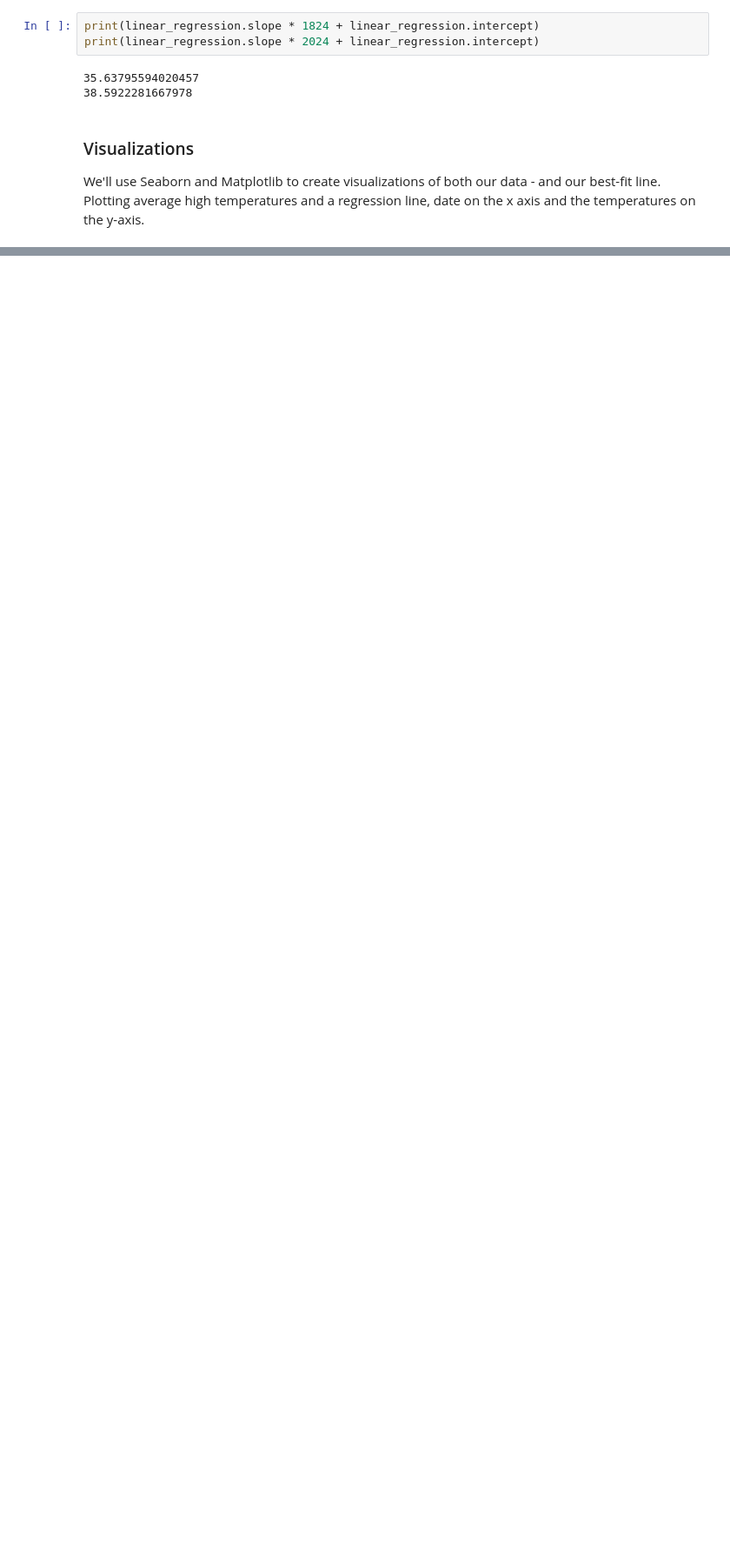
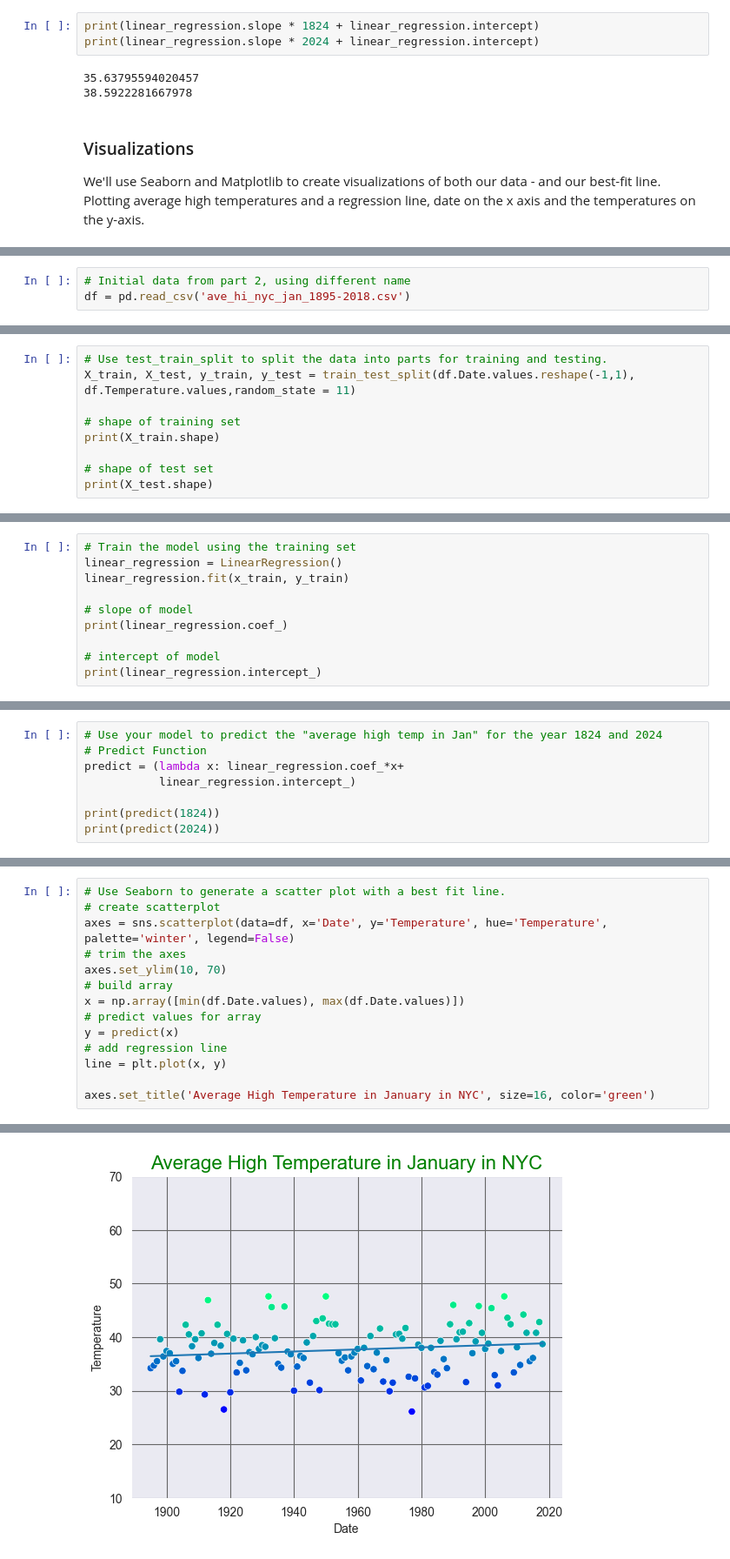
Before and after one commit to Bdowdle4/datafun-07-ml, a Jupyter notebook: dowdle_ml.ipynb, the cells around one changed output, grey strips where cells are left out. Shown: that part at 87% size. Drawn from its saved outputs; the diff is of its cells as text; blank space fills up the shorter version.

Commit message:
finished part 3

```diff
--- a/dowdle_ml.ipynb
+++ b/dowdle_ml.ipynb
@@ -169,0 +185,3 @@ Text(0.5, 1.0, 'Average High Temperature in January in NYC')
+# %%
+# Initial data from part 2, using different name
+df = pd.read_csv('ave_hi_nyc_jan_1895-2018.csv')
@@ -169,0 +253,9 @@ Text(0.5, 1.0, 'Average High Temperature in January in NYC')
+# %%
+# Use test_train_split to split the data into parts for training and testing.
+X_train, X_test, y_train, y_test = train_test_split(df.Date.values.reshape(-1,1), df.Temperature.values,random_state = 11)
+
+# shape of training set
+print(X_train.shape)
+
+# shape of test set
+print(X_test.shape)
@@ -169,0 +265,10 @@ Text(0.5, 1.0, 'Average High Temperature in January in NYC')
+# %%
+# Train the model using the training set
+linear_regression = LinearRegression()
+linear_regression.fit(x_train, y_train)
+
+# slope of model
+print(linear_regression.coef_)
+
+# intercept of model
+print(linear_regression.intercept_)
@@ -169,0 +298,8 @@ Text(0.5, 1.0, 'Average High Temperature in January in NYC')
+# %%
+# Use your model to predict the "average high temp in Jan" for the year 1824 and 2024
+# Predict Function
+predict = (lambda x: linear_regression.coef_*x+
+           linear_regression.intercept_)
+
+print(predict(1824))
+print(predict(2024))
@@ -169,0 +311,15 @@ Text(0.5, 1.0, 'Average High Temperature in January in NYC')
+# %%
+# Use Seaborn to generate a scatter plot with a best fit line.
+# create scatterplot
+axes = sns.scatterplot(data=df, x='Date', y='Temperature', hue='Temperature', palette='winter', legend=False)
+# trim the axes
+axes.set_ylim(10, 70)
+# build array
+x = np.array([min(df.Date.values), max(df.Date.values)])
+# predict values for array
+y = predict(x)
+# add regression line
+line = plt.plot(x, y)
+
+axes.set_title('Average High Temperature in January in NYC', size=16, color='green')
+# %% [output]
@@ -169,0 +327 @@ Text(0.5, 1.0, 'Average High Temperature in January in NYC')
+[figure, added]
```
Also changed, not shown: parts of 23 cells of this notebook.
